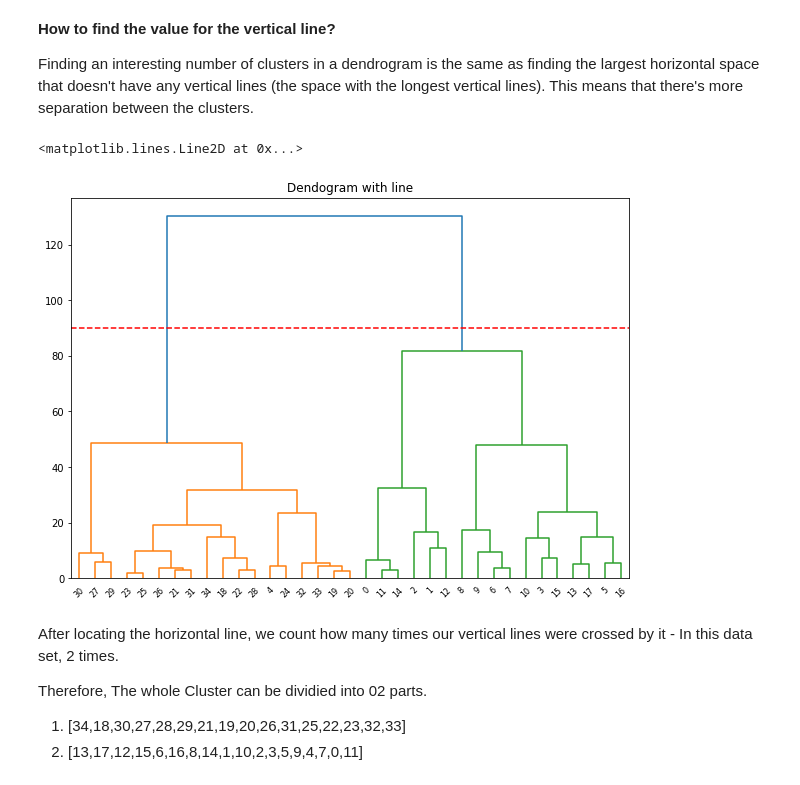
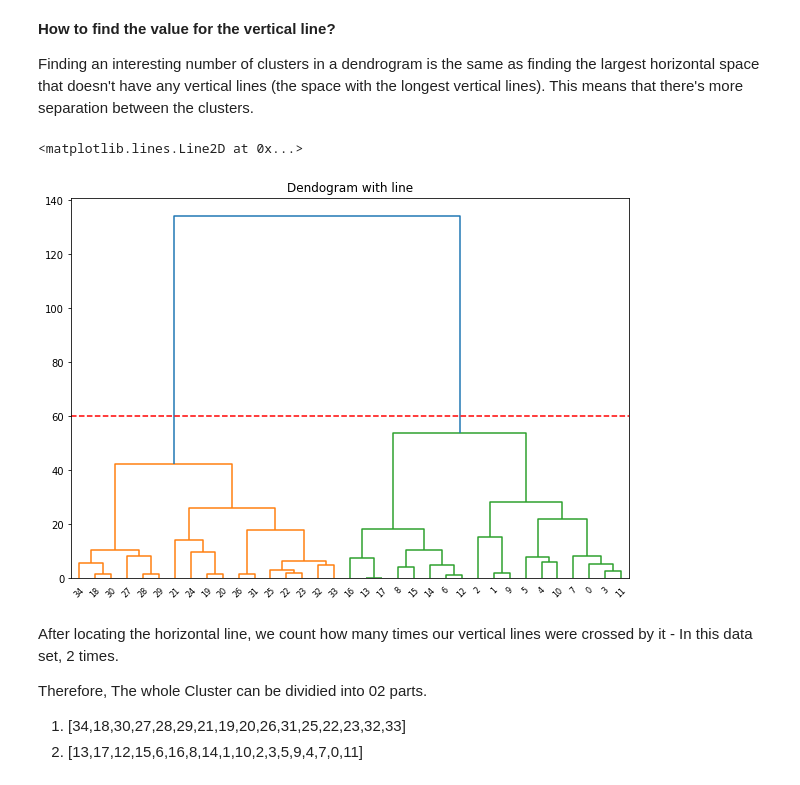
Before and after one commit to ThushanDodanwela/Clustering--Divisive, a Jupyter notebook: Divisive_Clustering.ipynb, the cells around one changed output. Saved outputs shown, nothing was run; the diff lists cells and outputs as text; code cells hidden in the pictures.

```diff
--- a/Divisive_Clustering.ipynb
+++ b/Divisive_Clustering.ipynb
@@ -14,9 +14,9 @@
 *   Dictionary name can be used as 'std_Dict'
 # %%
 std_Dict={'id':['001','002','003','004','005','006','007','008','009','010','011','012','013','014','015','016','017','018','019','020','021','022','023','024','025','026','027','028','029','030','031','032','033','034','035'],
-          'height':[187.5,175.70,188.23,156.95,159.64,157.20,142.76,141.74,132.97,146.96,148.43,182.19,177.49,170.82,183.94,162.49,159.63,165.68,160.95,148.12,150.17,158.52,163.89,156.80,158.20,157.90,161.17,180.83,164.50,175.87,171.87,157.54,145.46,150.24,152.93],
-          'weight':[73.62,96.48,99.79,93.58,69.03,83.41,76.17,79.78,70.92,84.62,96.93,75.79,85.91,84.55,78.08,88.90,78.40,84.34,44.08,59.42,58.12,58.85,51.11,52.14,64.86,50.64,57.23,45.54,48.17,48.59,42.51,56.02,55.67,54.98,41.34],
-          }
+          'height':[187.5,175.70,188.23,182.19,177.49,170.82,161.17,180.83,164.50,175.87,171.87,183.94,162.49,159.63,165.68,160.95,156.95,159.64,157.20,142.76,141.74,132.97,146.96,148.43,148.12,150.17,158.52,163.89,156.80,158.20,157.90,157.54,145.46,150.24,152.93],
+          'weight':[73.62,86.48,89.79,73.58,69.03,73.41,76.17,79.78,70.92,84.62,66.93,75.79,75.91,84.55,78.08,68.90,78.40,84.34,44.08,59.42,58.12,58.85,51.11,52.14,64.86,50.64,57.23,45.54,48.17,48.59,42.51,56.02,55.67,54.98,41.34],
+          'gender':['M','M','M','M','M','M','M','M','M','M','M','M','M','M','M','M','M','M','F','F','F','F','F','F','F','F','F','F','F','F','F','F','F','F','F']}
 
 print(std_Dict)
 # %% [output]
@@ -96,14 +96,14 @@ Finding an interesting number of clusters in a dendrogram is the same as finding
 # %%
 plt.figure(figsize=(10, 7))
 plt.title("Dendogram with line")
 clusters = sc.linkage(data,
             method='ward',
             metric="euclidean")
 sc.dendrogram(clusters)
-plt.axhline(y = 90, color = 'r', linestyle = '--')
+plt.axhline(y = 60, color = 'r', linestyle = '--')
 # %% [output]
 <matplotlib.lines.Line2D at 0x...>
-[figure, old version]
+[figure, new version]
 # %% [markdown]
 After locating the horizontal line, we count how many times our vertical lines were crossed by it - In this data set, 2 times.
 
```
Also changed, not shown: parts of 11 cells of this notebook.
